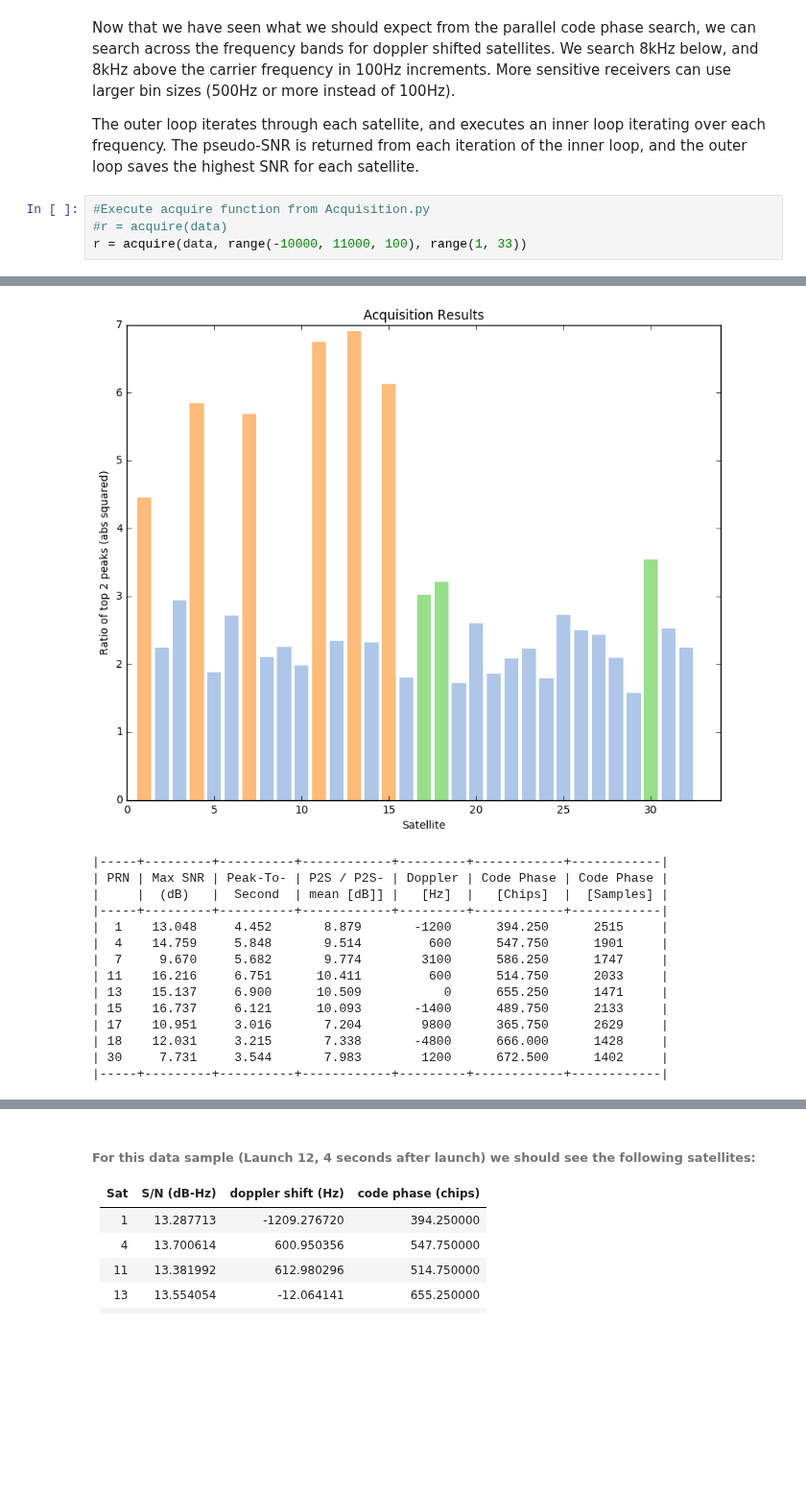
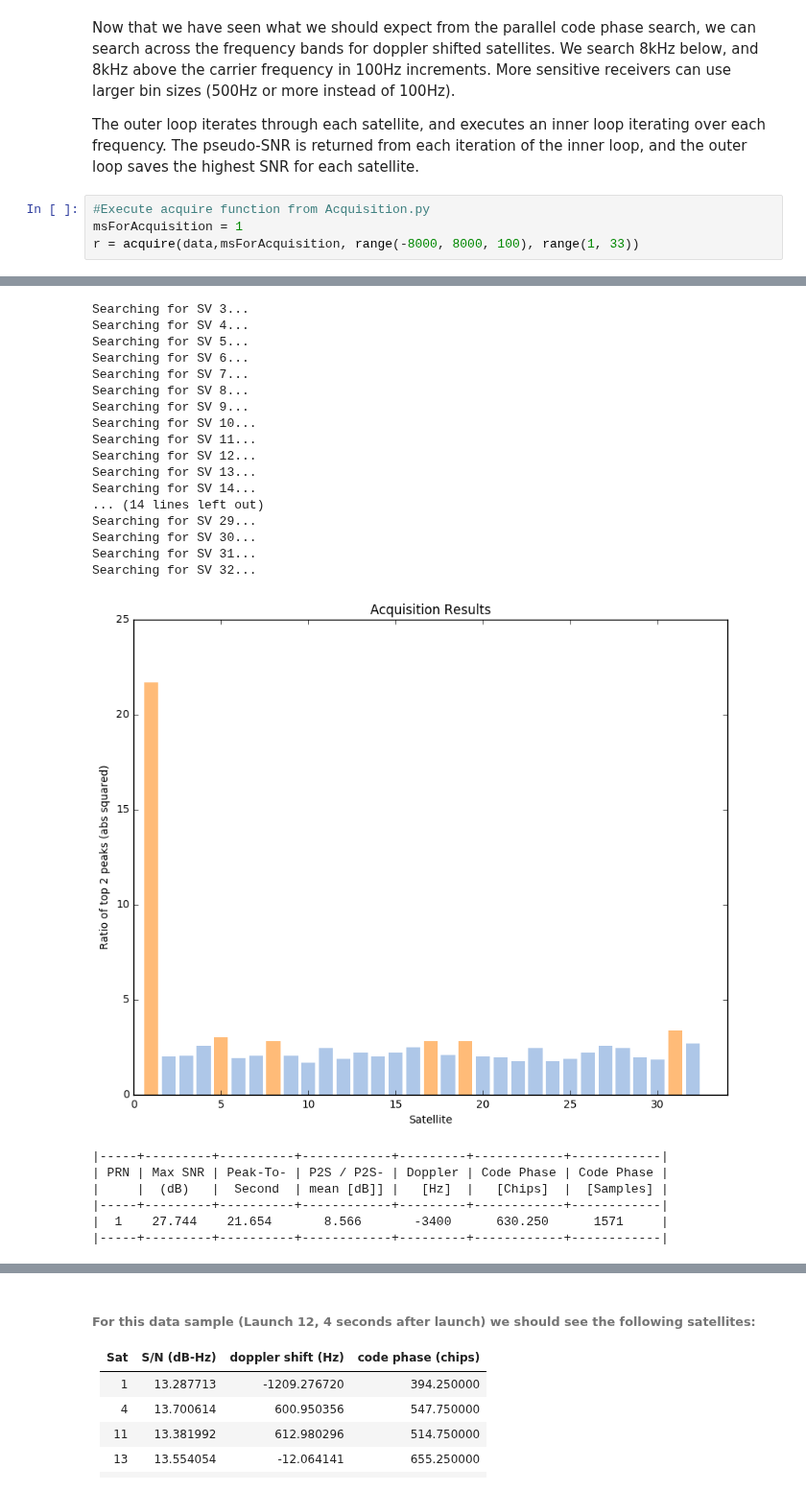
Before and after one commit to psas/gps, a Jupyter notebook: notebooks/Acquisition.ipynb, the cells around one changed output, grey strips where cells are left out. Shown at 96% size. Drawn from its saved outputs; the diff is of its cells as text; blank space fills up the shorter version.

```diff
--- a/notebooks/Acquisition.ipynb
+++ b/notebooks/Acquisition.ipynb
@@ -225,7 +229,7 @@ Now that we have seen what we should expect from the parallel code phase search,
 The outer loop iterates through each satellite, and executes an inner loop iterating over each frequency. The pseudo-SNR is returned from each iteration of the inner loop, and the outer loop saves the highest SNR for each satellite.
 # %%
 #Execute acquire function from Acquisition.py
-#r = acquire(data)
-r = acquire(data, range(-10000, 11000, 100), range(1, 33))
+msForAcquisition = 1
+r = acquire(data,msForAcquisition, range(-8000, 8000, 100), range(1, 33))
 # %% [output]
 Searching for SV 1...
@@ -248,18 +252,27 @@ Searching for SV 32...
+Searching for SV 3...
+Searching for SV 4...
+Searching for SV 5...
+Searching for SV 6...
+Searching for SV 7...
+Searching for SV 8...
+Searching for SV 9...
+Searching for SV 10...
+Searching for SV 11...
+Searching for SV 12...
+Searching for SV 13...
+Searching for SV 14...
+... (14 lines left out)
+Searching for SV 29...
+Searching for SV 30...
+Searching for SV 31...
+Searching for SV 32...
-[figure, old version]
+[figure, new version]
-|-----+---------+----------+------------+---------+------------+------------|
-| PRN | Max SNR | Peak-To- | P2S / P2S- | Doppler | Code Phase | Code Phase |
-|     |  (dB)   |  Second  | mean [dB]] |   [Hz]  |   [Chips]  |  [Samples] |
-|-----+---------+----------+------------+---------+------------+------------|
-|  1    13.048     4.452       8.879       -1200      394.250      2515     |
-|  4    14.759     5.848       9.514         600      547.750      1901     |
-|  7     9.670     5.682       9.774        3100      586.250      1747     |
-| 11    16.216     6.751      10.411         600      514.750      2033     |
-| 13    15.137     6.900      10.509           0      655.250      1471     |
-| 15    16.737     6.121      10.093       -1400      489.750      2133     |
-| 17    10.951     3.016       7.204        9800      365.750      2629     |
-| 18    12.031     3.215       7.338       -4800      666.000      1428     |
-| 30     7.731     3.544       7.983        1200      672.500      1402     |
-|-----+---------+----------+------------+---------+------------+------------|
+|-----+---------+----------+------------+---------+------------+------------|
+| PRN | Max SNR | Peak-To- | P2S / P2S- | Doppler | Code Phase | Code Phase |
+|     |  (dB)   |  Second  | mean [dB]] |   [Hz]  |   [Chips]  |  [Samples] |
+|-----+---------+----------+------------+---------+------------+------------|
+|  1    27.744    21.654       8.566       -3400      630.250      1571     |
+|-----+---------+----------+------------+---------+------------+------------|
 # %%
 print("|-----+---------+----------+------------+---------+------------+------------|")
 print("| PRN | Max SNR | Peak-To- | P2S / P2S- | Doppler | Code Phase | Code Phase |")
```
Also changed, not shown: parts of 7 cells of this notebook, 1 other file.
